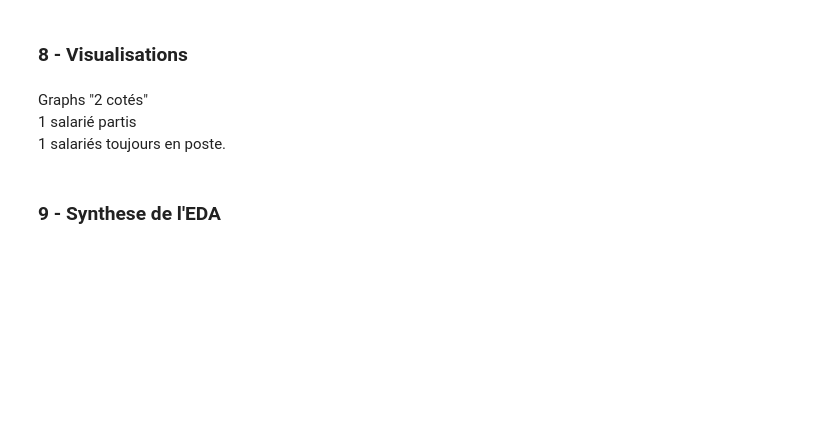
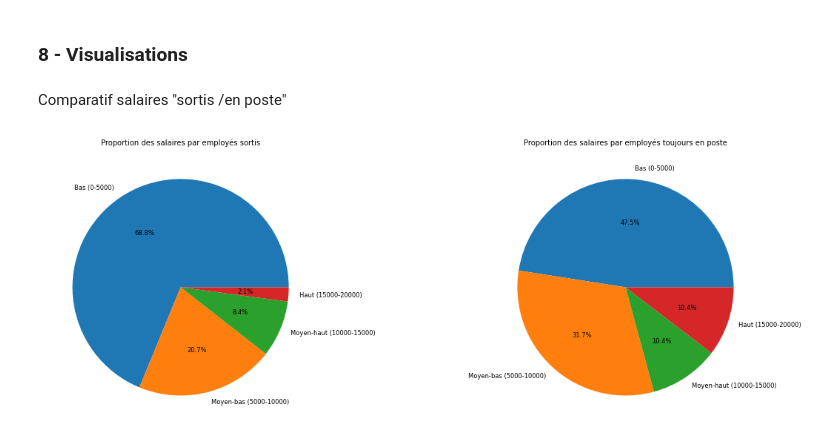
Before and after one commit to DavidRichomme/OC_P4_Classifiez_automatiquement_les_informations, a Jupyter notebook: Notebooks/01_4_EDA_datasetJoint.ipynb, the cells around one changed output. Saved outputs shown, nothing was run; the diff lists cells and outputs as text; code cells hidden in the pictures; blank space fills up the shorter version.

```diff
--- a/Notebooks/01_4_EDA_datasetJoint.ipynb
+++ b/Notebooks/01_4_EDA_datasetJoint.ipynb
@@ -655,3 +630,7 @@ Moyen-bas (5000-10000)      20.68
 Moyen-haut (10000-15000)     8.44
 Haut (15000-20000)           2.11
 Name: proportion, dtype: float64
+# %%
+# représentation des salaires / en poste (pourcentage)
+repartition_enposte_tranche_salaire = tranche_repartition_salaire[df_brut_join['a_quitte_l_entreprise'] == 'Non'].value_counts(normalize=True).sort_index() * 100
+round(repartition_enposte_tranche_salaire, 2)
@@ -812,19 +851,27 @@ Name: proportion, dtype: float64
 # %% [markdown]
 ### 8 - Visualisations
 # %% [markdown]
-Graphs "2 cotés"
-1 salarié partis
-1 salariés toujours en poste.
+Comparatif salaires "sortis /en poste"
 # %%
 fig, (ax1, ax2) = plt.subplots(1, 2, figsize=(12, 4))
 
-ax1.hist(df['colonne_a'].dropna(), bins=10)
-ax1.set_title("Graphique 1")
+# graph 1 : employés sortis
+ax1.pie(
+    repartition_departs_tranche_salaire,
+    labels=repartition_departs_tranche_salaire.index,
+    autopct="%1.1f%%",
+)
+ax1.set_title("Proportion des salaires par employés sortis")
 
-ax2.boxplot(df['colonne_b'].dropna())
-ax2.set_title("Graphique 2")
+# graph 2 : employés toujours en poste
+ax2.pie(
+    repartition_enposte_tranche_salaire,
+    labels=repartition_enposte_tranche_salaire.index,
+    autopct="%1.1f%%",
+)
+ax2.set_title("Proportion des salaires par employés toujours en poste")
 
 plt.tight_layout()
 plt.show()
+# %% [output]
+[figure, added]
-# %% [markdown]
-### 9 - Synthese de l'EDA
```
Also changed, not shown: parts of 26 cells of this notebook, 9 other files.
